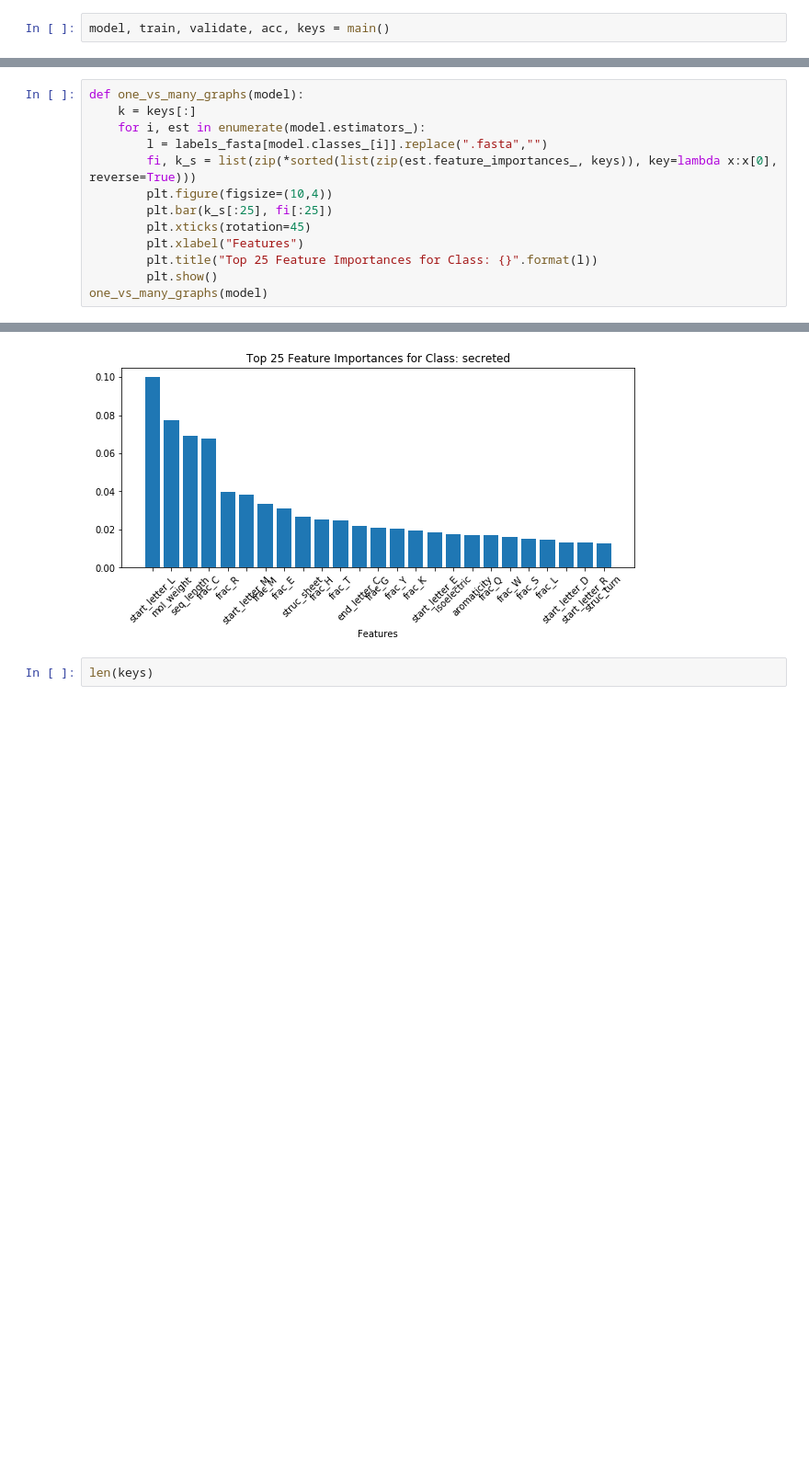
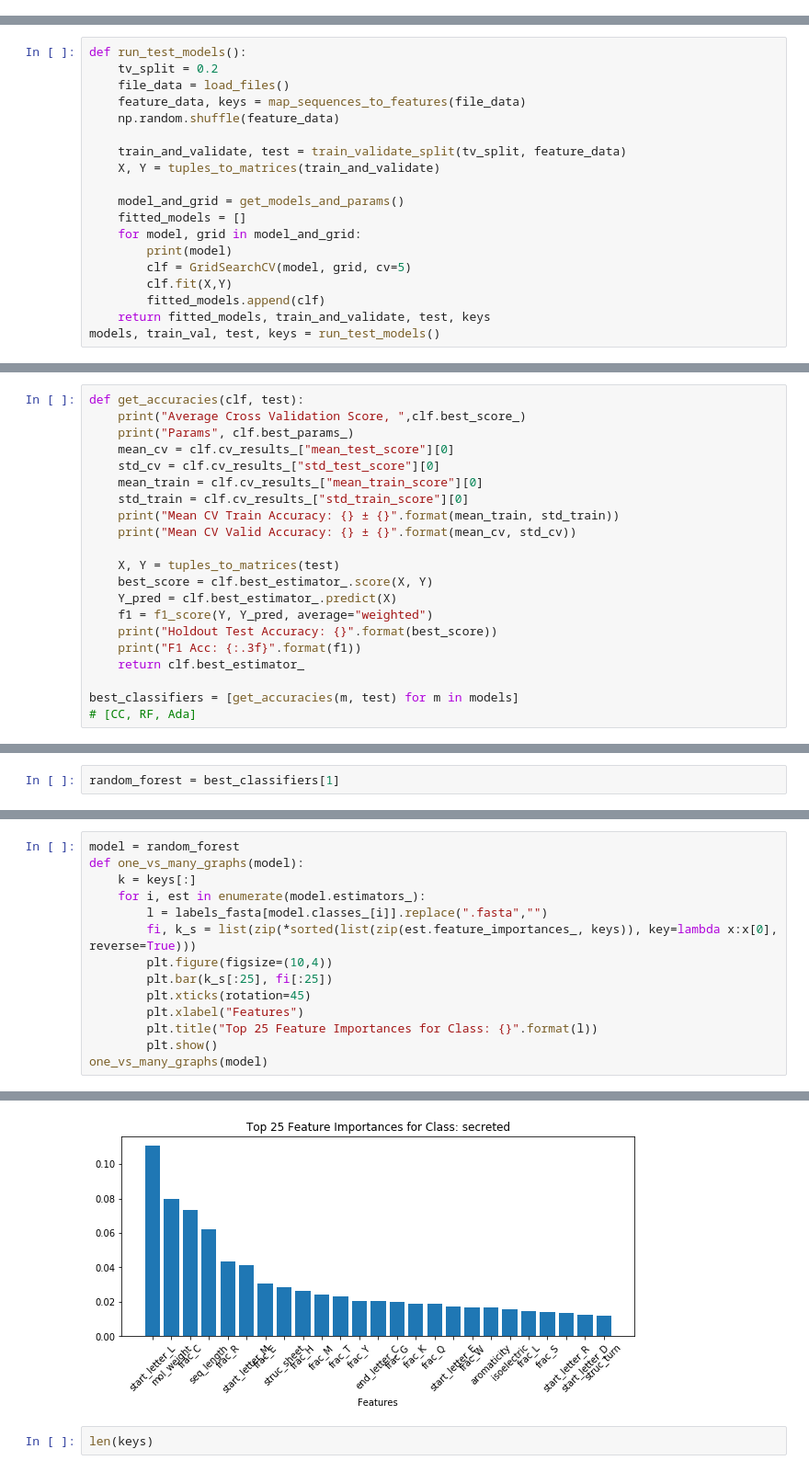
Before and after one commit to cdmatters/bioinformatics, a Jupyter notebook: investigate.ipynb, the cells around one changed output, grey strips where cells are left out. Shown: that part at 92% size. Cells and saved outputs as stored; diff of their text form; blank space fills up the shorter version.

```diff
--- a/investigate.ipynb
+++ b/investigate.ipynb
@@ -75,2 +22,0 @@ def main():
-# %%
-model, train, validate, acc, keys = main()
@@ -78,0 +41,19 @@ model, train, validate, acc, keys = main()
+# %%
+def run_test_models():
+    tv_split = 0.2
+    file_data = load_files()
+    feature_data, keys = map_sequences_to_features(file_data)
+    np.random.shuffle(feature_data)
+
+    train_and_validate, test = train_validate_split(tv_split, feature_data)
+    X, Y = tuples_to_matrices(train_and_validate)
+
+    model_and_grid = get_models_and_params()
+    fitted_models = []
+    for model, grid in model_and_grid:
+        print(model)
+        clf = GridSearchCV(model, grid, cv=5)
+        clf.fit(X,Y)
+        fitted_models.append(clf)
+    return fitted_models, train_and_validate, test, keys
+models, train_val, test, keys = run_test_models()
@@ -78,0 +73,21 @@ model, train, validate, acc, keys = main()
+# %%
+def get_accuracies(clf, test):
+    print("Average Cross Validation Score, ",clf.best_score_)
+    print("Params", clf.best_params_)
+    mean_cv = clf.cv_results_["mean_test_score"][0]
+    std_cv = clf.cv_results_["std_test_score"][0]
+    mean_train = clf.cv_results_["mean_train_score"][0]
+    std_train = clf.cv_results_["std_train_score"][0]
+    print("Mean CV Train Accuracy: {} ± {}".format(mean_train, std_train))
+    print("Mean CV Valid Accuracy: {} ± {}".format(mean_cv, std_cv))
+
+    X, Y = tuples_to_matrices(test)
+    best_score = clf.best_estimator_.score(X, Y)
+    Y_pred = clf.best_estimator_.predict(X)
+    f1 = f1_score(Y, Y_pred, average="weighted")
+    print("Holdout Test Accuracy: {}".format(best_score))
+    print("F1 Acc: {:.3f}".format(f1))
+    return clf.best_estimator_
+
+best_classifiers = [get_accuracies(m, test) for m in models]
+# [CC, RF, Ada]
@@ -78,0 +141,2 @@ model, train, validate, acc, keys = main()
+# %%
+random_forest = best_classifiers[1]
@@ -79,4 +147,5 @@ model, train, validate, acc, keys = main()
 # %%
+model = random_forest
 def one_vs_many_graphs(model):
     k = keys[:]
     for i, est in enumerate(model.estimators_):
@@ -96,4 +165,4 @@ one_vs_many_graphs(model)
-[figure, old version]
+[figure, new version]
 # %%
 len(keys)
 # %% [output]
```
Also changed, not shown: parts of 22 cells of this notebook, 8 other files.
